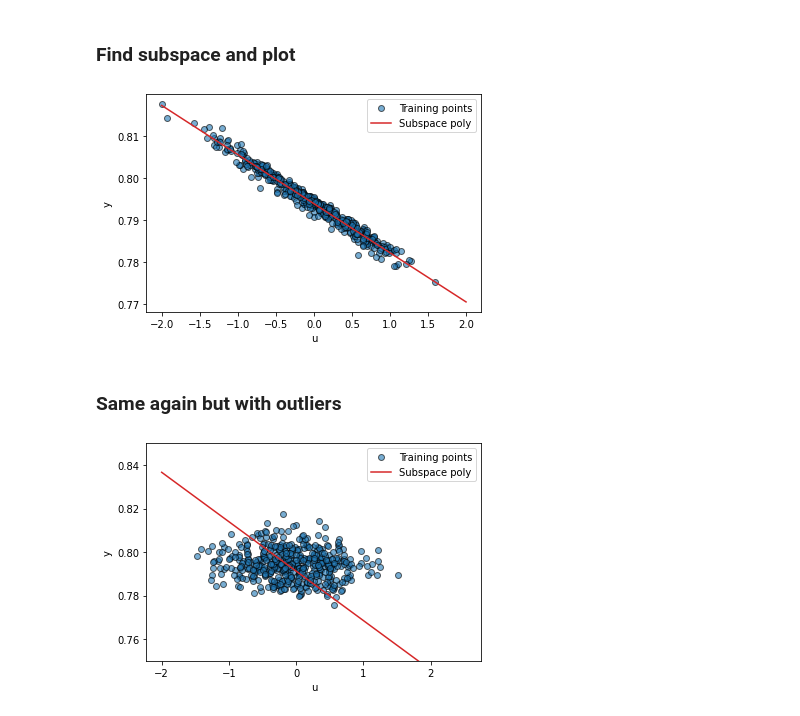
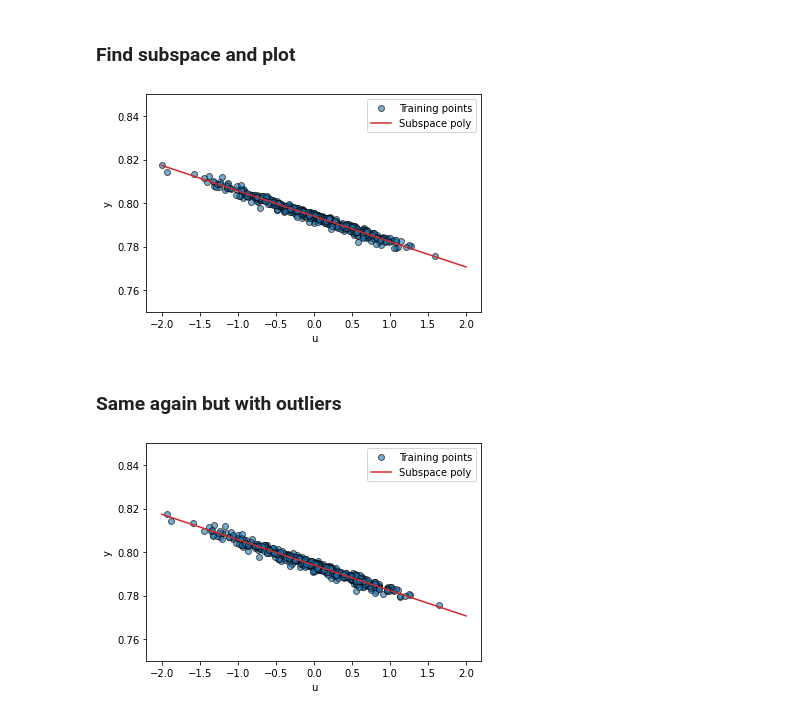
Before and after one commit to ascillitoe/EQ-live, a Jupyter notebook: Prototyping/ML_regression/robust_regression/robust_subspaces.ipynb, the cells around one changed output. Cells and saved outputs as stored; diff of their text form; code cells hidden in the pictures.

```diff
--- a/Prototyping/ML_regression/robust_regression/robust_subspaces.ipynb
+++ b/Prototyping/ML_regression/robust_regression/robust_subspaces.ipynb
@@ -36,7 +36,7 @@ y = deepcopy(yload)
 mysubspace = Subspaces(method='active-subspace', sample_points=x, sample_outputs=y, polynomial_degree=1,subspace_dimension=1)
 
 fig,ax = plt.subplots()
-#ax.set_ylim([0.75,0.85])
+ax.set_ylim([0.75,0.85])
 ax.set_xlabel('u')
 ax.set_ylabel('y')
 
@@ -53,37 +53,42 @@ plt.plot(utest,ypred,'C3-',label='Subspace poly')
 plt.legend()
 plt.show()
 # %% [output]
-[figure, old version]
+[figure, new version]
 # %% [markdown]
 ### Same again but with outliers
 # %%
 x = deepcopy(xload)
 y = deepcopy(yload)
 
 # Add outliers (10 out of 500)
-nout = 10
+nout = 5
 state = 2
 index = np.random.RandomState(state).choice(len(y),nout,replace=False)
 y[index] += np.random.RandomState(state).uniform(-1,1,nout)*0.9
 
-mysubspace_outliers = Subspaces(method='active-subspace', sample_points=x, sample_outputs=y, polynomial_degree=1,subspace_dimension=1)
+mysubspace_outliers = Subspaces(method='active-subspace', sample_points=x, sample_outputs=y,
+                                polynomial_degree=1,subspace_dimension=1,poly_method='huber',
+                               solver_args={'param1':1.35})
+#mysubspace_outliers = Subspaces(method='active-subspace', sample_points=x, sample_outputs=y,
+#                                polynomial_degree=1,subspace_dimension=1,poly_method='least-squares')
+#
 
 fig,ax = plt.subplots()
 ax.set_ylim([0.75,0.85])
 ax.set_xlabel('u')
 ax.set_ylabel('y')
 
 M = mysubspace_outliers.get_subspace()
 w = M[:,0:1]
 u = x @ w
 subpoly = mysubspace_outliers.get_subspace_polynomial()
 
 utest = np.linspace(-2,2,200)
 ypred = np.squeeze(subpoly.get_polyfit(utest))
 
 plt.plot(u,y,'o',mec='k',ms=6,alpha=0.6,label='Training points')
 plt.plot(utest,ypred,'C3-',label='Subspace poly')
 plt.legend()
 plt.show()
 # %% [output]
-[figure, old version]
+[figure, new version]
```
Also changed, not shown: parts of 1 cell of this notebook, 2 other files.
